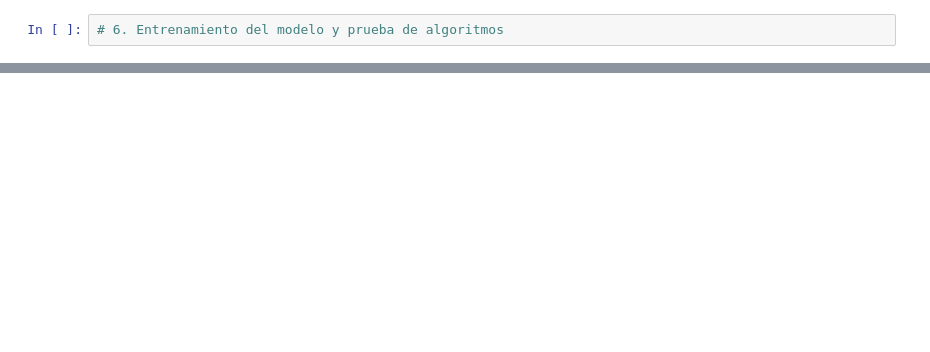
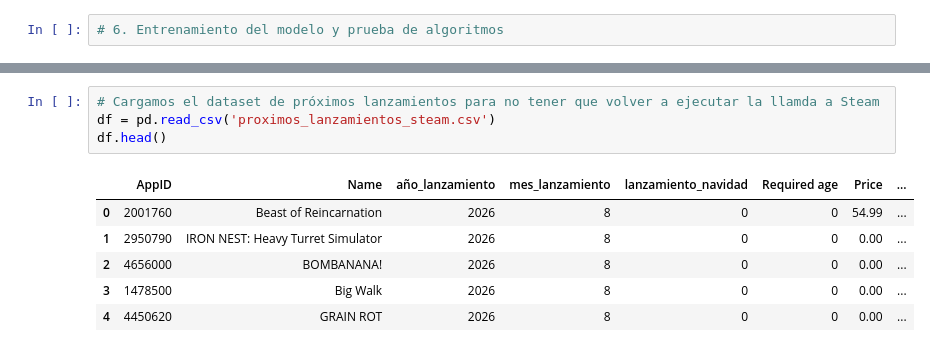
Before and after one commit to kevinmc37/Steam-Success-Predictor, a Jupyter notebook: 01_data_cleaning_and_features.ipynb, the cells around one changed output, grey strips where cells are left out. Saved outputs shown, nothing was run; the diff lists cells and outputs as text; blank space fills up the shorter version.

```diff
--- a/01_data_cleaning_and_features.ipynb
+++ b/01_data_cleaning_and_features.ipynb
@@ -1001,0 +1334,11 @@ X.describe()
+# %%
+# Cargamos el dataset de próximos lanzamientos para no tener que volver a ejecutar la llamda a Steam
+df = pd.read_csv('proximos_lanzamientos_steam.csv')
+df.head()
+# %% [output]
+|  | AppID | Name | año_lanzamiento | mes_lanzamiento | lanzamiento_navidad | Required age | Price | ... |
+| 0 | 2001760 | Beast of Reincarnation | 2026 | 8 | 0 | 0 | 54.99 | ... |
+| 1 | 2950790 | IRON NEST: Heavy Turret Simulator | 2026 | 8 | 0 | 0 | 0.00 | ... |
+| 2 | 4656000 | BOMBANANA! | 2026 | 8 | 0 | 0 | 0.00 | ... |
+| 3 | 1478500 | Big Walk | 2026 | 8 | 0 | 0 | 0.00 | ... |
+| 4 | 4450620 | GRAIN ROT | 2026 | 8 | 0 | 0 | 0.00 | ... |
```
Also changed, not shown: parts of 12 cells of this notebook.
